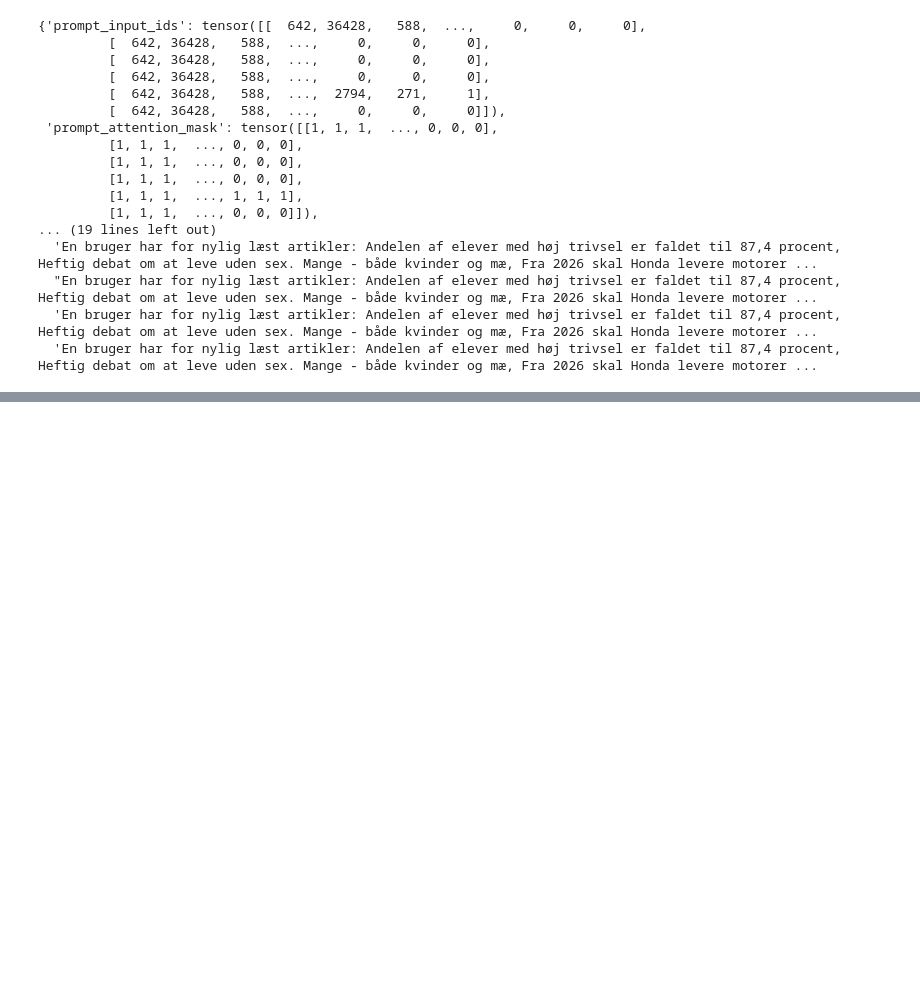
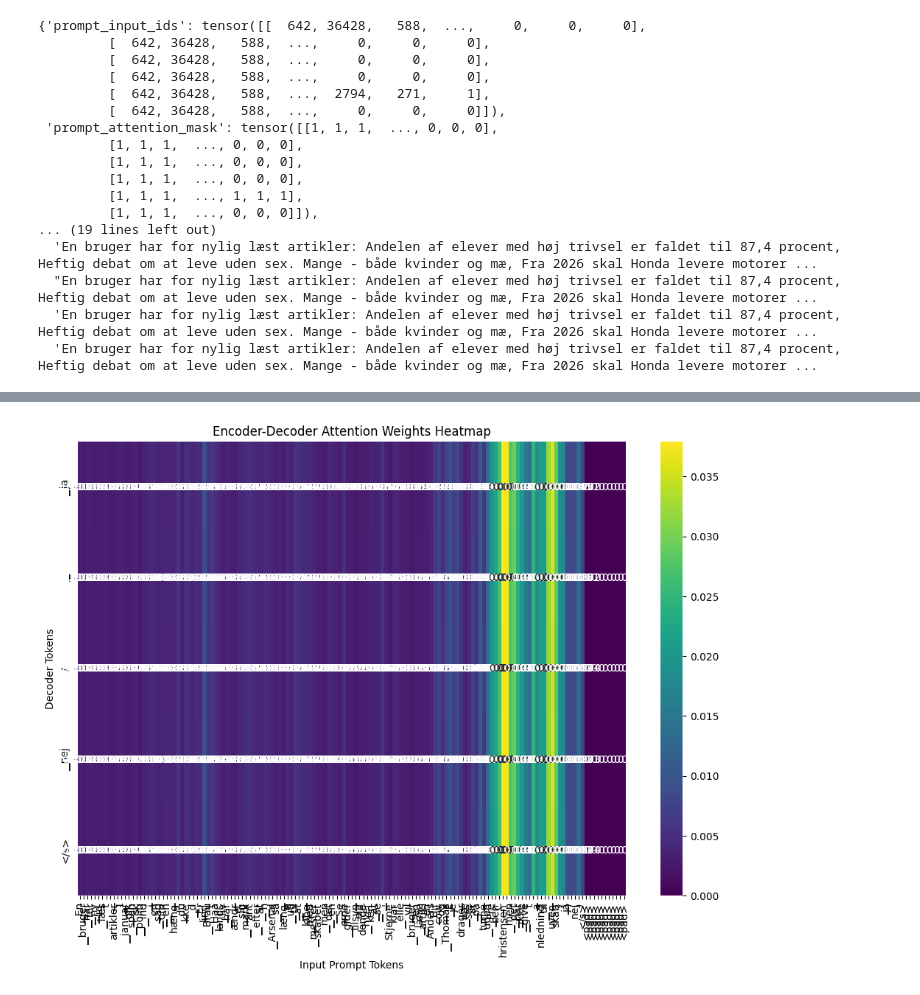
Before and after one commit to WouterBant/RecSys, a Jupyter notebook: notebooks/understand_model.ipynb, the cells around one changed output, grey strips where cells are left out. Drawn from its saved outputs; the diff is of its cells as text; code cells hidden in the pictures; blank space fills up the shorter version.

```diff
--- a/notebooks/understand_model.ipynb
+++ b/notebooks/understand_model.ipynb
@@ -130,0 +285,21 @@ it_val = iter(dl_val)
+# %%
+encoder_decoder_attention = outputs.cross_attentions[-1]  # shape: [batch_size, num_heads, decoder_seq_len, encoder_seq_len]
+
+# For simplicity, average the attention weights across all heads
+avg_attention = encoder_decoder_attention.mean(dim=1).detach().cpu().numpy()  # shape: [batch_size, decoder_seq_len, encoder_seq_len]
+
+# Get the actual tokens from the input ids
+input_tokens = tokenizer.convert_ids_to_tokens(example['prompt_input_ids'][0])
+decoder_tokens = tokenizer.convert_ids_to_tokens(example['decoder_start'][0])
+
+# Plot the attention heatmap for the first example in the batch
+example_index = 0
+
+plt.figure(figsize=(12, 8))
+sns.heatmap(avg_attention[example_index], xticklabels=input_tokens, yticklabels=decoder_tokens, cmap="viridis", annot=True)
+plt.title("Encoder-Decoder Attention Weights Heatmap")
+plt.xlabel("Input Prompt Tokens")
+plt.ylabel("Decoder Tokens")
+plt.show()
+# %% [output]
+[figure, added]
```
Also changed, not shown: parts of 37 cells of this notebook.
